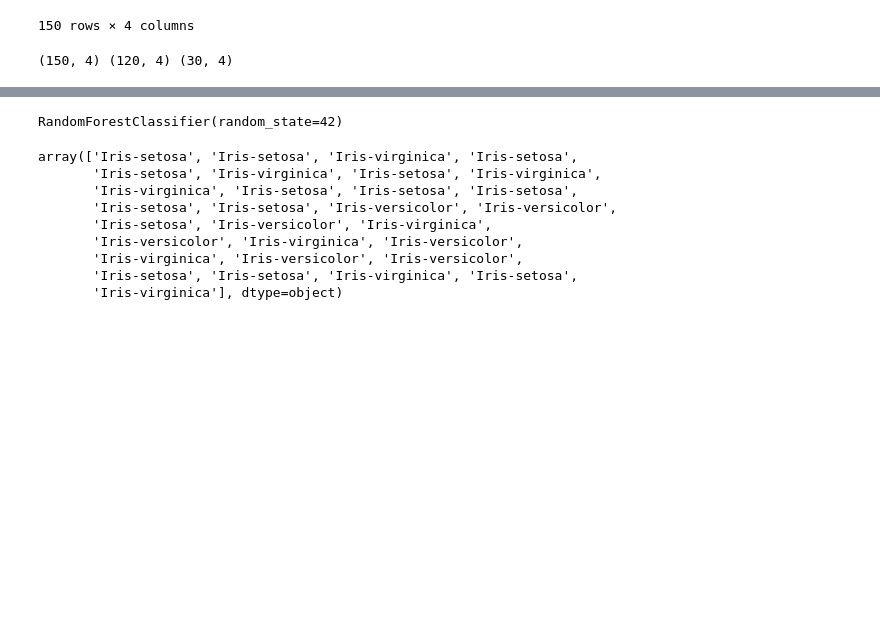
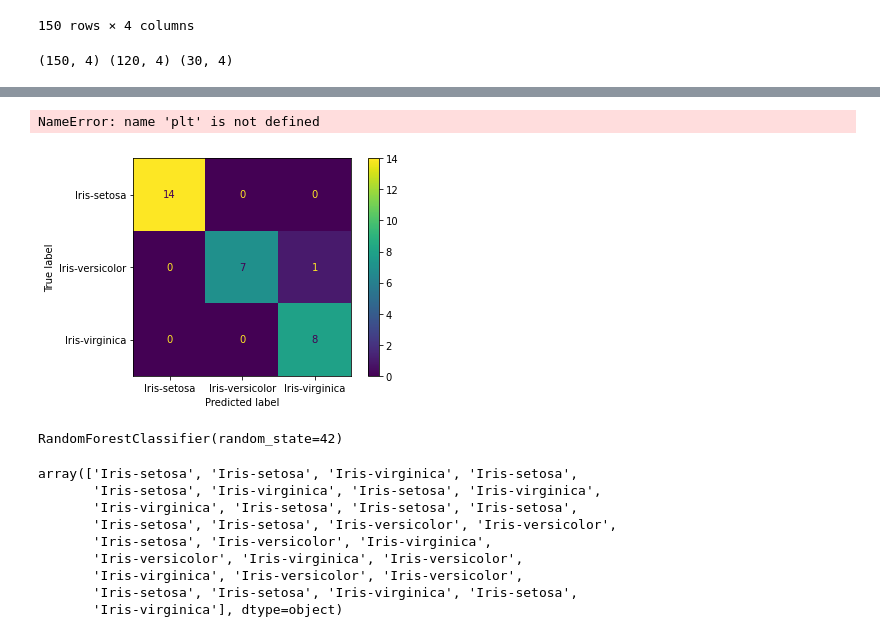
Before and after one commit to smohammedshafeeqhameed/ML_Algorithms_project_ICTA, a Jupyter notebook: iris-species/notebook/species-prediction.ipynb, the cells around one changed output, grey strips where cells are left out. Cells and saved outputs as stored; diff of their text form; code cells hidden in the pictures; blank space fills up the shorter version.

```diff
--- a/iris-species/notebook/species-prediction.ipynb
+++ b/iris-species/notebook/species-prediction.ipynb
@@ -94,0 +98,4 @@ print(x.shape, x_train.shape, x_test.shape)
+# %%
+sm=SVC()
+# %%
+sm.fit(x_train,y_train)
@@ -94,0 +104,2 @@ print(x.shape, x_train.shape, x_test.shape)
+# %%
+predict0=sm.predict(x_test)
@@ -95,3 +139,13 @@ print(x.shape, x_train.shape, x_test.shape)
+# %%
+confusion_matrix(y_test,predict0)
+plot_confusion_matrix(sm,x_test,y_test)
+plt.title('confusion matrix')
+plt.xlabel('Predicted Label')
+plt.ylabel('True Label')
+plt.show()
+# %% [output]
+NameError: name 'plt' is not defined
+[figure, added]
 # %%
 #random forest
 reg = RandomForestClassifier(n_estimators = 100, random_state = 42)
```
Also changed, not shown: parts of 6 cells of this notebook.
